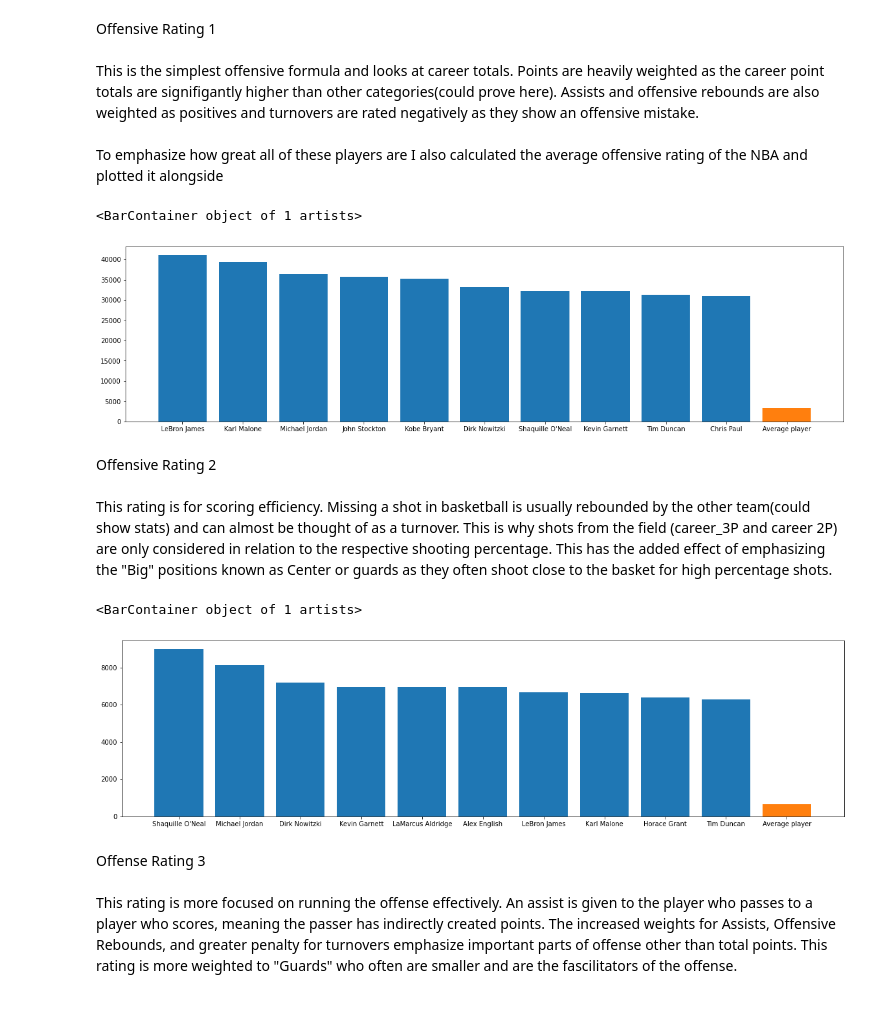
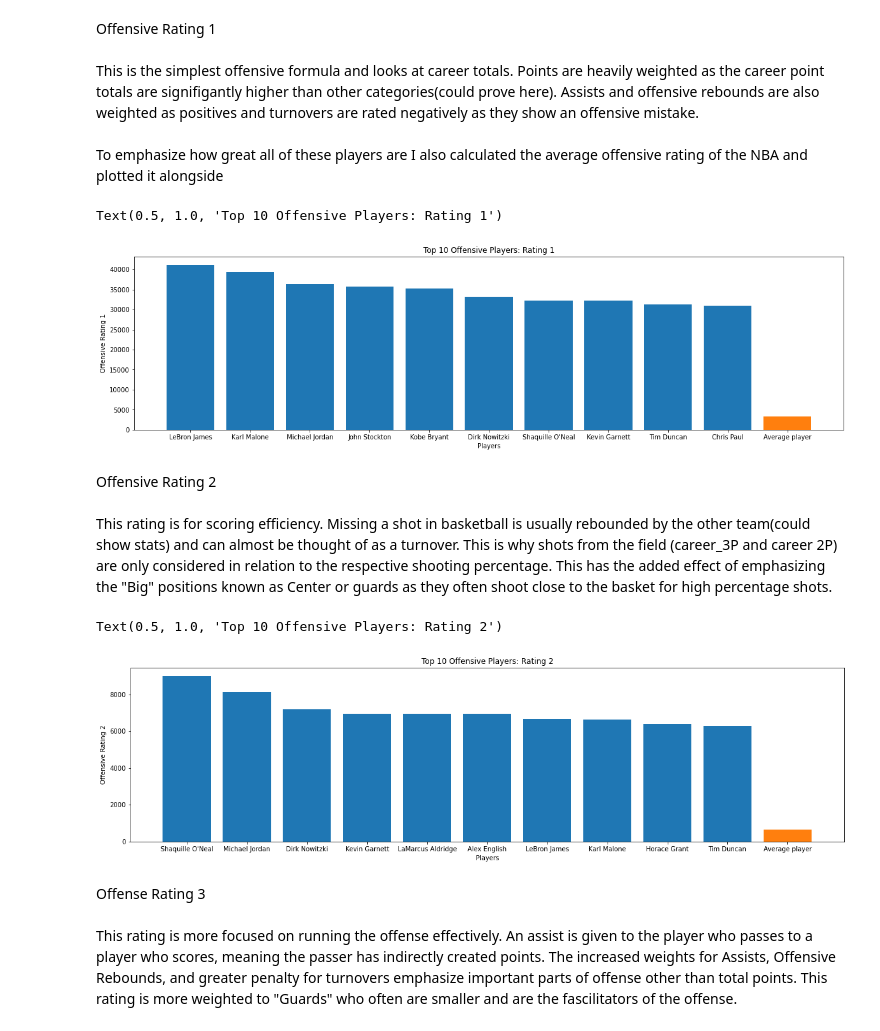
Before and after one commit to acook4148/CMSC320FinalProject, a Jupyter notebook: Erics_Copy.ipynb, the cells around one changed output. Saved outputs shown, nothing was run; the diff lists cells and outputs as text; code cells hidden in the pictures.

```diff
--- a/Erics_Copy.ipynb
+++ b/Erics_Copy.ipynb
@@ -431,19 +431,22 @@ To emphasize how great all of these players are I also calculated the average of
 # %%
 #career_pts strongest factr
 combined['off_rating_1']= (combined['career_PTS']+1.7*combined['career_AST']-3*combined['career_TOV']+2*combined['career_ORB'])
 #every player now has offensive rating, we sort the dataframe by this rating with highest values at the beginning
 combined.sort_values(by=['off_rating_1'], inplace=True, ascending=False)
 #create a blank figure to plot on
 plt.figure(figsize=(20, 5))
 #creates a bar graph with the top 10 players ranked off of the offensive rating
 #The x axis of the bar graph is player names(beacuase we made names the index in our data scraping)
 #x values are the names of the top 10 players, y values is their associated offensive rating
 plt.bar(combined[0:10].index, combined[0:10]['off_rating_1'])
 #adding the average players
 plt.bar(['Average player'], [combined['career_PTS'].mean()])
+plt.xlabel("Players")
+plt.ylabel("Offensive Rating 1")
+plt.title('Top 10 Offensive Players: Rating 1')
 # %% [output]
-<BarContainer object of 1 artists>
+Text(0.5, 1.0, 'Top 10 Offensive Players: Rating 1')
-[figure, old version]
+[figure, new version]
 # %% [markdown]
 Offensive Rating 2<br><br>
 This rating is for scoring efficiency. Missing a shot in basketball is usually rebounded by the other team(could show stats) and can almost be thought of as a turnover. This is why shots from the field (career_3P and career 2P) are only considered in relation to the respective shooting percentage. This has the added effect of emphasizing the "Big" positions known as Center or guards as they often shoot close to the basket for high percentage shots.
@@ -456,9 +459,13 @@ plt.figure(figsize=(20, 5))
 #grabbing top 10 on bar graph
 plt.bar(combined[0:10].index, combined[0:10]['off_rating_2'])
 plt.bar(['Average player'], [combined['off_rating_2'].mean()])
+
+plt.xlabel("Players")
+plt.ylabel("Offensive Rating 2")
+plt.title('Top 10 Offensive Players: Rating 2')
 # %% [output]
-<BarContainer object of 1 artists>
+Text(0.5, 1.0, 'Top 10 Offensive Players: Rating 2')
-[figure, old version]
+[figure, new version]
 # %% [markdown]
 Offense Rating 3<br><br>
 This rating is more focused on running the offense effectively. An assist is given to the player who passes to a player who scores, meaning the passer has indirectly created points. The increased weights for Assists, Offensive Rebounds, and greater penalty for turnovers emphasize important parts of offense other than total points. This rating is more weighted to "Guards" who often are smaller and are the fascilitators of the offense.
```
Also changed, not shown: parts of 16 cells of this notebook, 1 other file.
